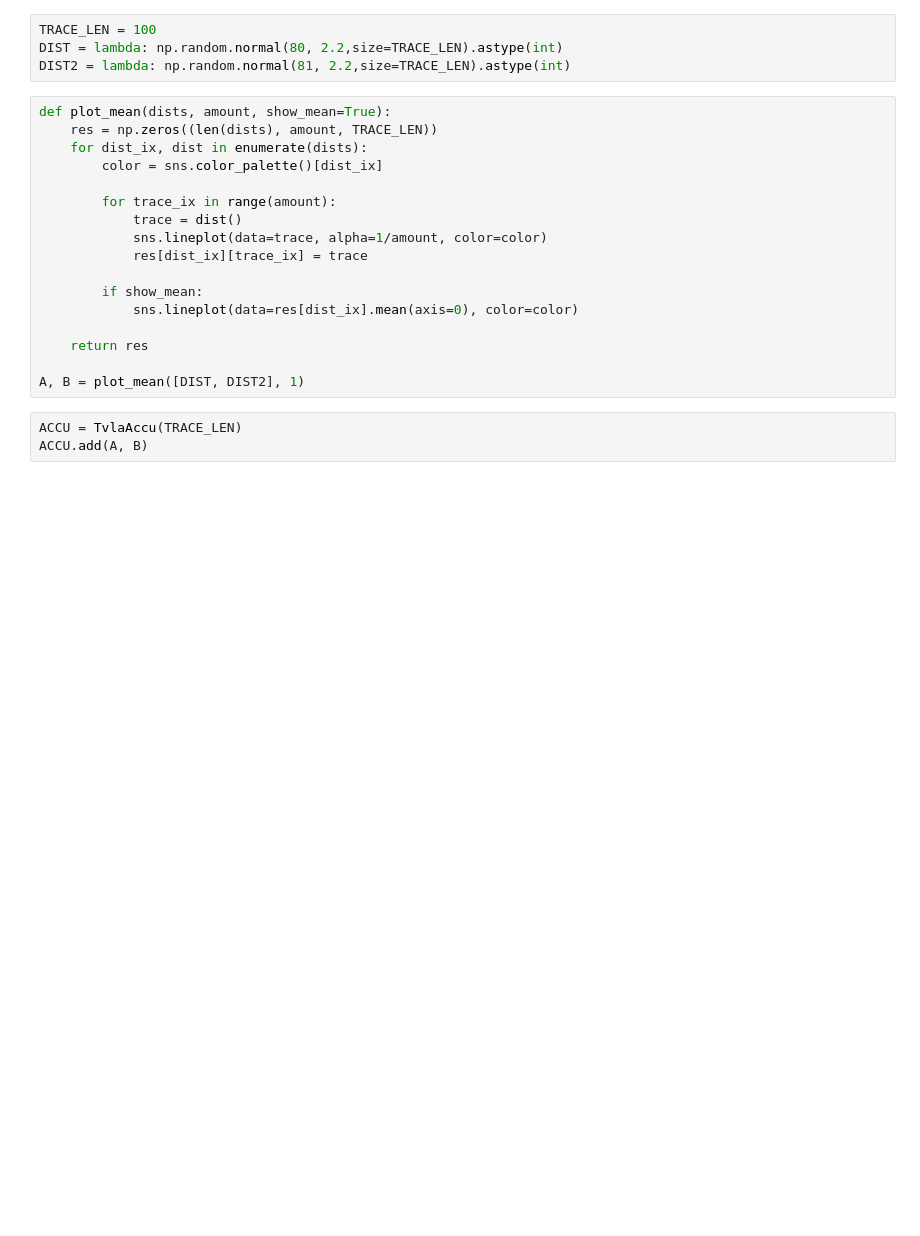
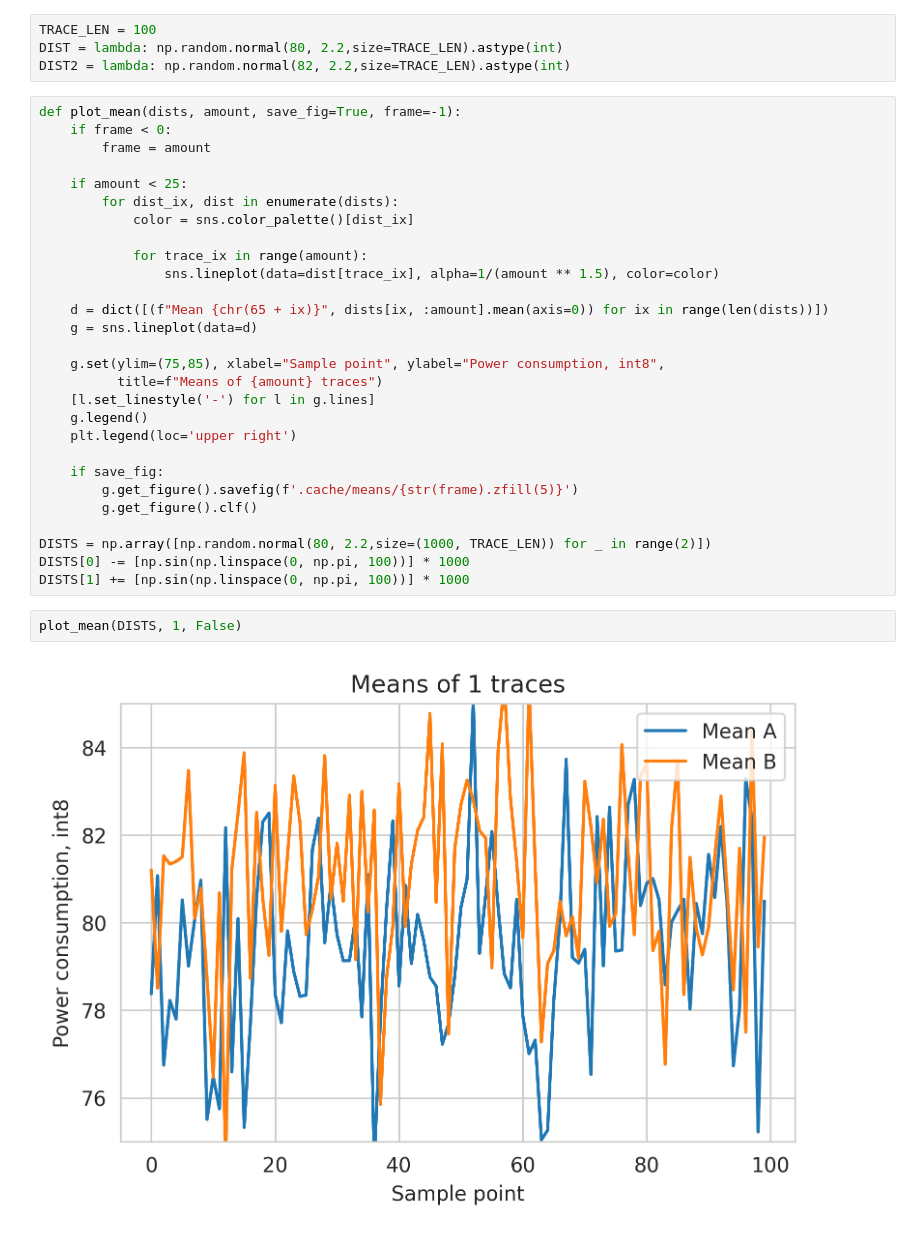
Before and after one commit to ccberg/LA, a Jupyter notebook: report/means.ipynb, the cells around one changed output. Saved outputs shown, nothing was run; the diff lists cells and outputs as text; blank space fills up the shorter version.

```diff
--- a/report/means.ipynb
+++ b/report/means.ipynb
@@ -9,24 +13,36 @@ ModuleNotFoundError: No module named 'psutil'
 # %%
 TRACE_LEN = 100
 DIST = lambda: np.random.normal(80, 2.2,size=TRACE_LEN).astype(int)
-DIST2 = lambda: np.random.normal(81, 2.2,size=TRACE_LEN).astype(int)
+DIST2 = lambda: np.random.normal(82, 2.2,size=TRACE_LEN).astype(int)
-# %%
-def plot_mean(dists, amount, show_mean=True):
-    res = np.zeros((len(dists), amount, TRACE_LEN))
-    for dist_ix, dist in enumerate(dists):
-        color = sns.color_palette()[dist_ix]
-
-        for trace_ix in range(amount):
-            trace = dist()
-            sns.lineplot(data=trace, alpha=1/amount, color=color)
-            res[dist_ix][trace_ix] = trace
-
-        if show_mean:
-            sns.lineplot(data=res[dist_ix].mean(axis=0), color=color)
-
-    return res
-
-A, B = plot_mean([DIST, DIST2], 1)
-# %%
-ACCU = TvlaAccu(TRACE_LEN)
-ACCU.add(A, B)
+# %%
+def plot_mean(dists, amount, save_fig=True, frame=-1):
+    if frame < 0:
+        frame = amount
+
+    if amount < 25:
+        for dist_ix, dist in enumerate(dists):
+            color = sns.color_palette()[dist_ix]
+
+            for trace_ix in range(amount):
+                sns.lineplot(data=dist[trace_ix], alpha=1/(amount ** 1.5), color=color)
+
+    d = dict([(f"Mean {chr(65 + ix)}", dists[ix, :amount].mean(axis=0)) for ix in range(len(dists))])
+    g = sns.lineplot(data=d)
+
+    g.set(ylim=(75,85), xlabel="Sample point", ylabel="Power consumption, int8",
+          title=f"Means of {amount} traces")
+    [l.set_linestyle('-') for l in g.lines]
+    g.legend()
+    plt.legend(loc='upper right')
+
+    if save_fig:
+        g.get_figure().savefig(f'.cache/means/{str(frame).zfill(5)}')
+        g.get_figure().clf()
+
+DISTS = np.array([np.random.normal(80, 2.2,size=(1000, TRACE_LEN)) for _ in range(2)])
+DISTS[0] -= [np.sin(np.linspace(0, np.pi, 100))] * 1000
+DISTS[1] += [np.sin(np.linspace(0, np.pi, 100))] * 1000
+# %%
+plot_mean(DISTS, 1, False)
+# %% [output]
+[figure, added]
```
Also changed, not shown: parts of 7 cells of this notebook, 1 other file.
